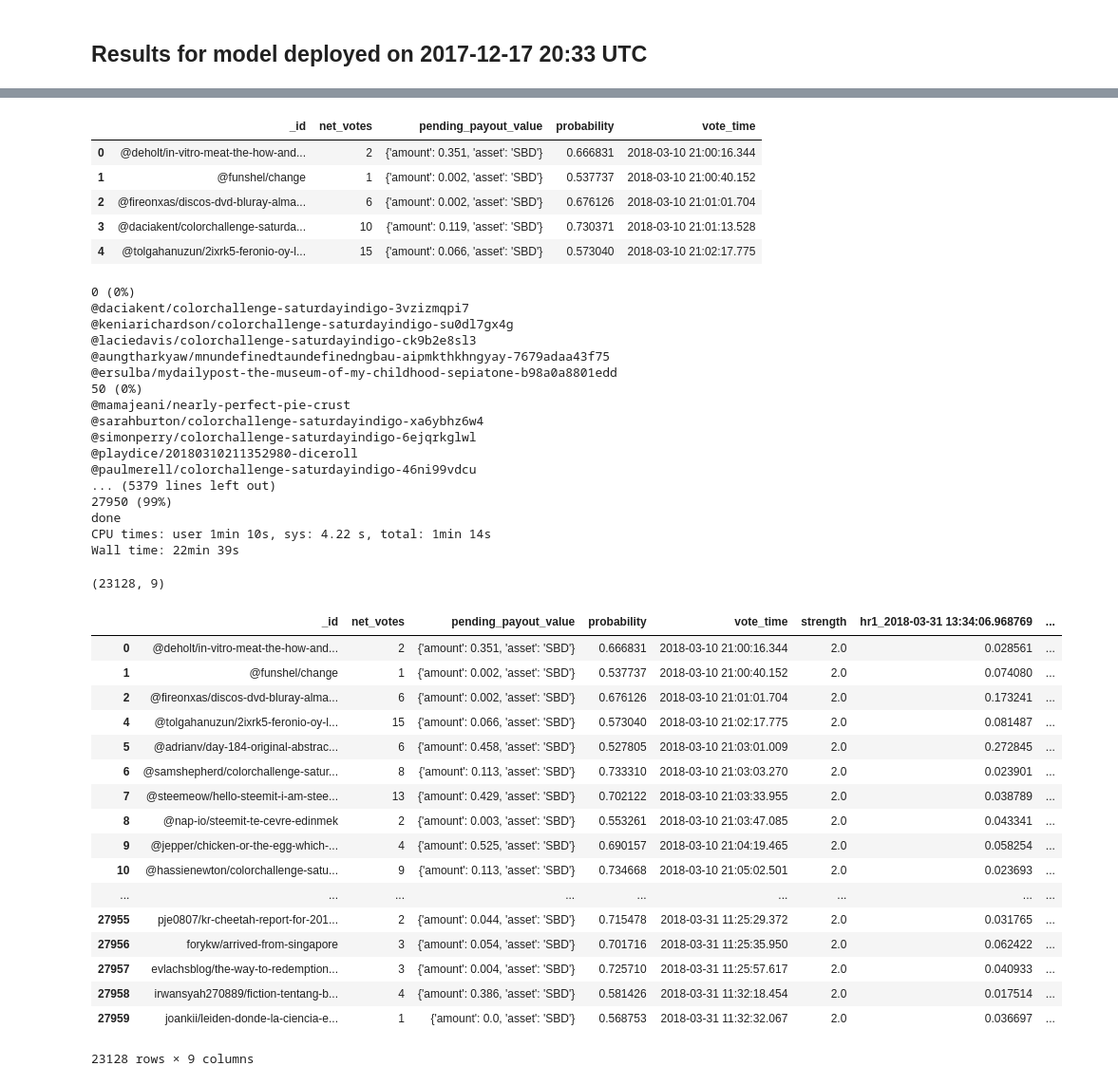
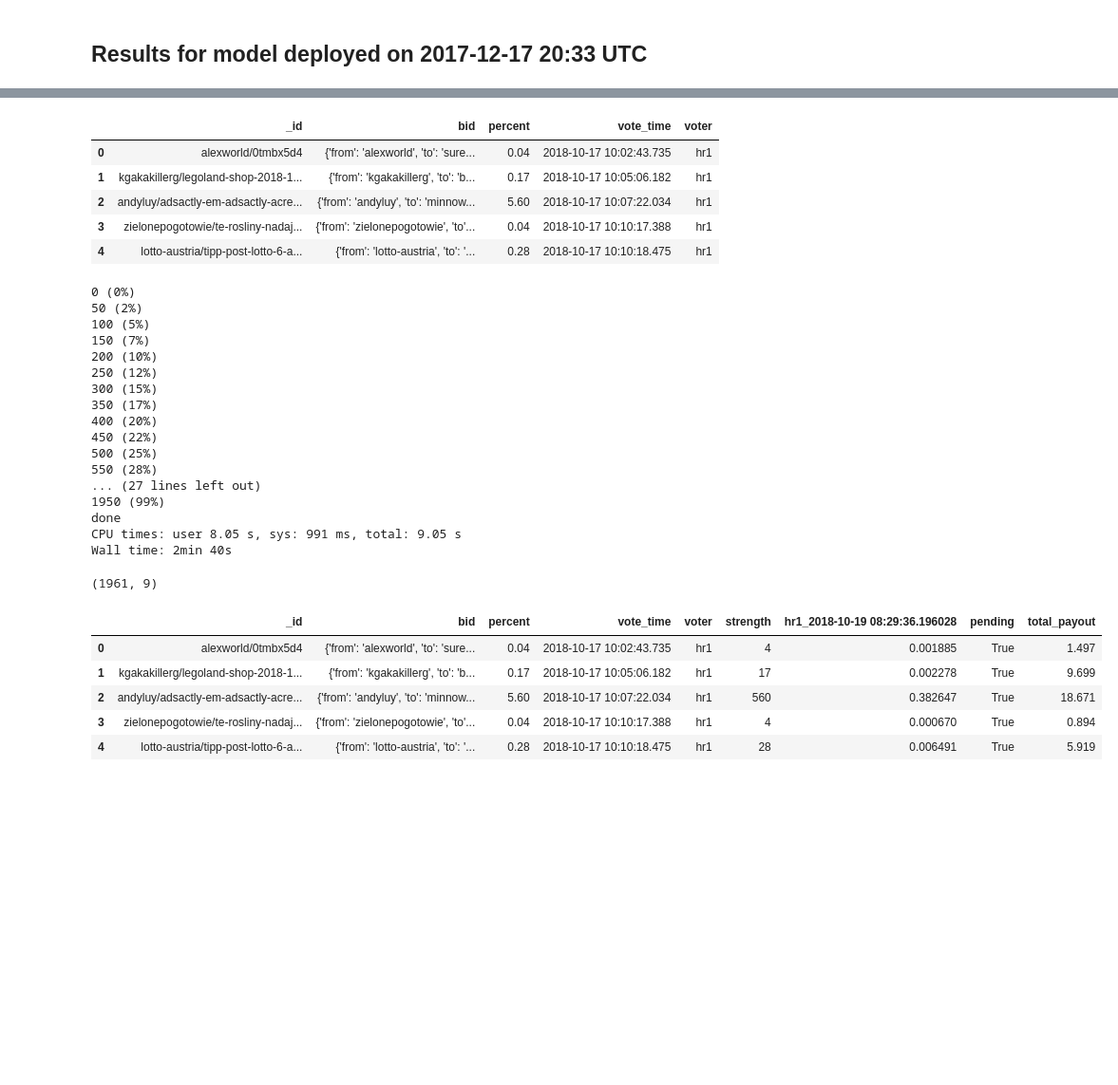
Before and after one commit to hrosspet/voterbot, a Jupyter notebook: nbs/current_rewards.ipynb, the cells around one changed output, grey strips where cells are left out. Shown at 95% size. Cells and saved outputs as stored; diff of their text form; code cells hidden in the pictures; blank space fills up the shorter version.

```diff
--- a/nbs/current_rewards.ipynb
+++ b/nbs/current_rewards.ipynb
@@ -13,9 +13,9 @@ import matplotlib.pyplot as plt
 
 %matplotlib notebook
 
-# client = MongoClient('mongodb://107.155.87.82:26999')
-client = MongoClient('mongodb://localhost:26999')
-db = client.get_database('steem_posts')
+client = MongoClient('mongodb://107.155.87.82:26999')
+# client = MongoClient('mongodb://localhost:26999')
+db = client.get_database('steem')
 db.authenticate("admin","dmw]SR%u6Ct!", source='admin')
 past_votes_col = db.get_collection('past_votes')
 
@@ -139,7 +139,8 @@ def get_payout_stats(last_week_votes_df, pending=None, days=None):
 
 # start of vote-count experiment
 # start_time_model = datetime.strptime('2018-03-02T17:10', '%Y-%m-%dT%H:%M')
-start_time_model = datetime.strptime('2018-03-10T20:57', '%Y-%m-%dT%H:%M')
+# start_time_model = datetime.strptime('2018-03-10T20:57', '%Y-%m-%dT%H:%M')
+start_time_model = datetime.strptime('2018-10-17T10:00', '%Y-%m-%dT%H:%M')
 # start_time_model = datetime.utcnow() - timedelta(days=1)
 last_week = {'$gte': start_time_model}
 query = {'vote_time': last_week}
@@ -154,55 +155,43 @@ last_week_votes_df.shape
 # %%
 last_week_votes_df.head()
 # %% [output]
-|  | _id | net_votes | pending_payout_value | probability | vote_time |
-| 0 | @deholt/in-vitro-meat-the-how-and... | 2 | {'amount': 0.351, 'asset': 'SBD'} | 0.666831 | 2018-03-10 21:00:16.344 |
-| 1 | @funshel/change | 1 | {'amount': 0.002, 'asset': 'SBD'} | 0.537737 | 2018-03-10 21:00:40.152 |
-| 2 | @fireonxas/discos-dvd-bluray-alma... | 6 | {'amount': 0.002, 'asset': 'SBD'} | 0.676126 | 2018-03-10 21:01:01.704 |
-| 3 | @daciakent/colorchallenge-saturda... | 10 | {'amount': 0.119, 'asset': 'SBD'} | 0.730371 | 2018-03-10 21:01:13.528 |
-| 4 | @tolgahanuzun/2ixrk5-feronio-oy-l... | 15 | {'amount': 0.066, 'asset': 'SBD'} | 0.573040 | 2018-03-10 21:02:17.775 |
+|  | _id | bid | percent | vote_time | voter |
+| 0 | alexworld/0tmbx5d4 | {'from': 'alexworld', 'to': 'sure... | 0.04 | 2018-10-17 10:02:43.735 | hr1 |
+| 1 | kgakakillerg/legoland-shop-2018-1... | {'from': 'kgakakillerg', 'to': 'b... | 0.17 | 2018-10-17 10:05:06.182 | hr1 |
+| 2 | andyluy/adsactly-em-adsactly-acre... | {'from': 'andyluy', 'to': 'minnow... | 5.60 | 2018-10-17 10:07:22.034 | hr1 |
+| 3 | zielonepogotowie/te-rosliny-nadaj... | {'from': 'zielonepogotowie', 'to'... | 0.04 | 2018-10-17 10:10:17.388 | hr1 |
+| 4 | lotto-austria/tipp-post-lotto-6-a... | {'from': 'lotto-austria', 'to': '... | 0.28 | 2018-10-17 10:10:18.475 | hr1 |
 # %%
 %%time
 last_week_votes_df = download_payouts_and_strengths(last_week_votes_df)
 # %% [output]
 0 (0%)
-@daciakent/colorchallenge-saturdayindigo-3vzizmqpi7
-@keniarichardson/colorchallenge-saturdayindigo-su0dl7gx4g
-@laciedavis/colorchallenge-saturdayindigo-ck9b2e8sl3
-@aungtharkyaw/mnundefinedtaundefinedngbau-aipmkthkhngyay-7679adaa43f75
-@ersulba/mydailypost-the-museum-of-my-childhood-sepiatone-b98a0a8801edd
-50 (0%)
-@mamajeani/nearly-perfect-pie-crust
-@sarahburton/colorchallenge-saturdayindigo-xa6ybhz6w4
-@simonperry/colorchallenge-saturdayindigo-6ejqrkglwl
-@playdice/20180310211352980-diceroll
-@paulmerell/colorchallenge-saturdayindigo-46ni99vdcu
-... (5379 lines left out)
-27950 (99%)
+50 (2%)
+100 (5%)
+150 (7%)
+200 (10%)
+250 (12%)
+300 (15%)
+350 (17%)
+400 (20%)
+450 (22%)
+500 (25%)
+550 (28%)
+... (27 lines left out)
+1950 (99%)
 done
-CPU times: user 1min 10s, sys: 4.22 s, total: 1min 14s
-Wall time: 22min 39s
+CPU times: user 8.05 s, sys: 991 ms, total: 9.05 s
+Wall time: 2min 40s
 # %%
 last_week_votes_df.shape
 # %% [output]
-(23128, 9)
+(1961, 9)
 # %%
-last_week_votes_df
+last_week_votes_df.head()
 # %% [output]
-|  | _id | net_votes | pending_payout_value | probability | vote_time | strength | hr1_2018-03-31 13:34:06.968769 | ... |
-| 0 | @deholt/in-vitro-meat-the-how-and... | 2 | {'amount': 0.351, 'asset': 'SBD'} | 0.666831 | 2018-03-10 21:00:16.344 | 2.0 | 0.028561 | ... |
-| 1 | @funshel/change | 1 | {'amount': 0.002, 'asset': 'SBD'} | 0.537737 | 2018-03-10 21:00:40.152 | 2.0 | 0.074080 | ... |
-| 2 | @fireonxas/discos-dvd-bluray-alma... | 6 | {'amount': 0.002, 'asset': 'SBD'} | 0.676126 | 2018-03-10 21:01:01.704 | 2.0 | 0.173241 | ... |
-| 4 | @tolgahanuzun/2ixrk5-feronio-oy-l... | 15 | {'amount': 0.066, 'asset': 'SBD'} | 0.573040 | 2018-03-10 21:02:17.775 | 2.0 | 0.081487 | ... |
-| 5 | @adrianv/day-184-original-abstrac... | 6 | {'amount': 0.458, 'asset': 'SBD'} | 0.527805 | 2018-03-10 21:03:01.009 | 2.0 | 0.272845 | ... |
-| 6 | @samshepherd/colorchallenge-satur... | 8 | {'amount': 0.113, 'asset': 'SBD'} | 0.733310 | 2018-03-10 21:03:03.270 | 2.0 | 0.023901 | ... |
-| 7 | @steemeow/hello-steemit-i-am-stee... | 13 | {'amount': 0.429, 'asset': 'SBD'} | 0.702122 | 2018-03-10 21:03:33.955 | 2.0 | 0.038789 | ... |
-| 8 | @nap-io/steemit-te-cevre-edinmek | 2 | {'amount': 0.003, 'asset': 'SBD'} | 0.553261 | 2018-03-10 21:03:47.085 | 2.0 | 0.043341 | ... |
-| 9 | @jepper/chicken-or-the-egg-which-... | 4 | {'amount': 0.525, 'asset': 'SBD'} | 0.690157 | 2018-03-10 21:04:19.465 | 2.0 | 0.058254 | ... |
-| 10 | @hassienewton/colorchallenge-satu... | 9 | {'amount': 0.113, 'asset': 'SBD'} | 0.734668 | 2018-03-10 21:05:02.501 | 2.0 | 0.023693 | ... |
-| ... | ... | ... | ... | ... | ... | ... | ... | ... |
-| 27955 | pje0807/kr-cheetah-report-for-201... | 2 | {'amount': 0.044, 'asset': 'SBD'} | 0.715478 | 2018-03-31 11:25:29.372 | 2.0 | 0.031765 | ... |
-| 27956 | forykw/arrived-from-singapore | 3 | {'amount': 0.054, 'asset': 'SBD'} | 0.701716 | 2018-03-31 11:25:35.950 | 2.0 | 0.062422 | ... |
-| 27957 | evlachsblog/the-way-to-redemption... | 3 | {'amount': 0.004, 'asset': 'SBD'} | 0.725710 | 2018-03-31 11:25:57.617 | 2.0 | 0.040933 | ... |
-| 27958 | irwansyah270889/fiction-tentang-b... | 4 | {'amount': 0.386, 'asset': 'SBD'} | 0.581426 | 2018-03-31 11:32:18.454 | 2.0 | 0.017514 | ... |
-| 27959 | joankii/leiden-donde-la-ciencia-e... | 1 | {'amount': 0.0, 'asset': 'SBD'} | 0.568753 | 2018-03-31 11:32:32.067 | 2.0 | 0.036697 | ... |
+|  | _id | bid | percent | vote_time | voter | strength | hr1_2018-10-19 08:29:36.196028 | pending | total_payout |
+| 0 | alexworld/0tmbx5d4 | {'from': 'alexworld', 'to': 'sure... | 0.04 | 2018-10-17 10:02:43.735 | hr1 | 4 | 0.001885 | True | 1.497 |
+| 1 | kgakakillerg/legoland-shop-2018-1... | {'from': 'kgakakillerg', 'to': 'b... | 0.17 | 2018-10-17 10:05:06.182 | hr1 | 17 | 0.002278 | True | 9.699 |
+| 2 | andyluy/adsactly-em-adsactly-acre... | {'from': 'andyluy', 'to': 'minnow... | 5.60 | 2018-10-17 10:07:22.034 | hr1 | 560 | 0.382647 | True | 18.671 |
+| 3 | zielonepogotowie/te-rosliny-nadaj... | {'from': 'zielonepogotowie', 'to'... | 0.04 | 2018-10-17 10:10:17.388 | hr1 | 4 | 0.000670 | True | 0.894 |
+| 4 | lotto-austria/tipp-post-lotto-6-a... | {'from': 'lotto-austria', 'to': '... | 0.28 | 2018-10-17 10:10:18.475 | hr1 | 28 | 0.006491 | True | 5.919 |
-23128 rows × 9 columns
```
Also changed, not shown: parts of 7 cells of this notebook, 3 other files.
